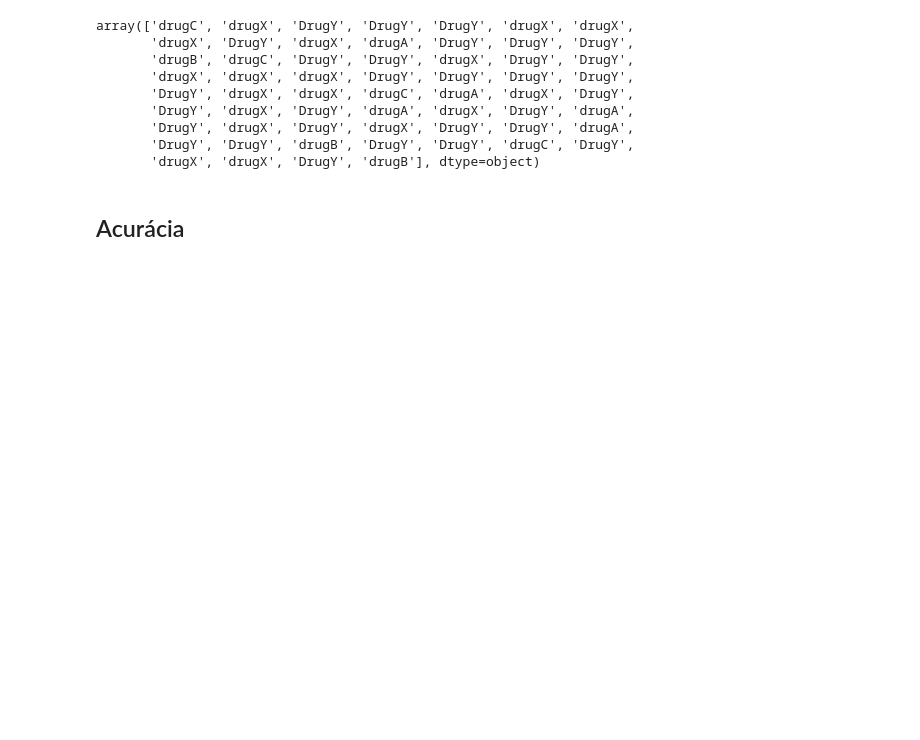
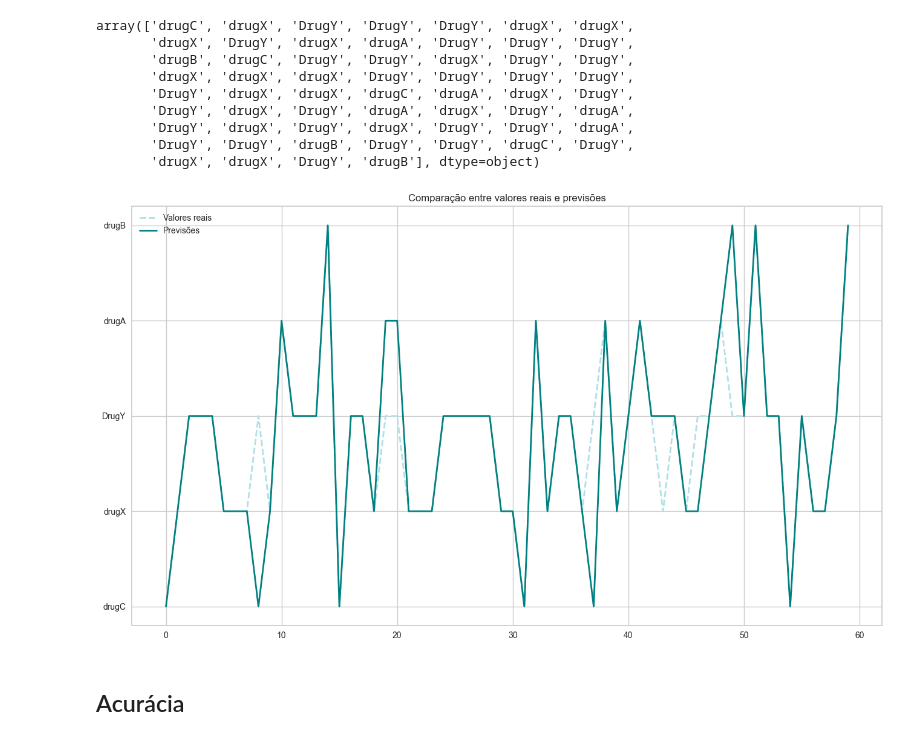
Before and after one commit to jheni1e/IA-Machine-Learning, a Jupyter notebook: 08. Drugs Classification.ipynb, the cells around one changed output. Cells and saved outputs as stored; diff of their text form; code cells hidden in the pictures; blank space fills up the shorter version.

```diff
--- a/08. Drugs Classification.ipynb
+++ b/08. Drugs Classification.ipynb
@@ -160,6 +195,17 @@ array(['drugC', 'drugX', 'DrugY', 'DrugY', 'DrugY', 'drugX', 'drugX',
        'DrugY', 'drugX', 'DrugY', 'drugX', 'DrugY', 'DrugY', 'drugA',
        'DrugY', 'DrugY', 'drugB', 'DrugY', 'DrugY', 'drugC', 'DrugY',
        'drugX', 'drugX', 'DrugY', 'drugB'], dtype=object)
+# %%
+plt.figure(figsize=(16,9))
+plt.plot(np.array(y_drugs_test), label="Valores reais", linestyle='--', linewidth=2, color='powderblue')
+plt.plot(predictions, label="Previsões", linewidth=2, color='teal')
+
+plt.title("Comparação entre valores reais e previsões")
+plt.legend()
+plt.grid(True)
+plt.show()
+# %% [output]
+[figure, added]
 # %% [markdown]
 ## Acurácia
 # %%
```
Also changed, not shown: parts of 13 cells of this notebook, 2 other files.
